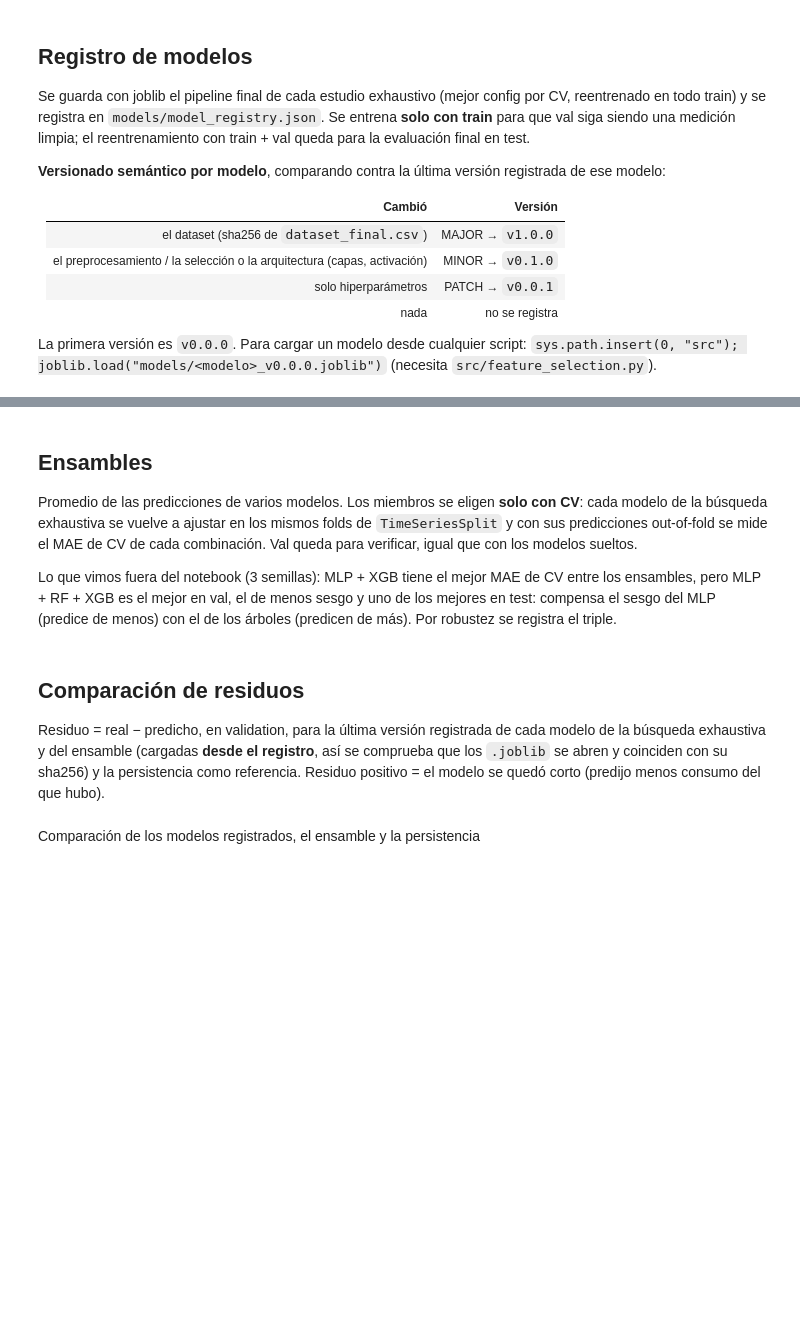
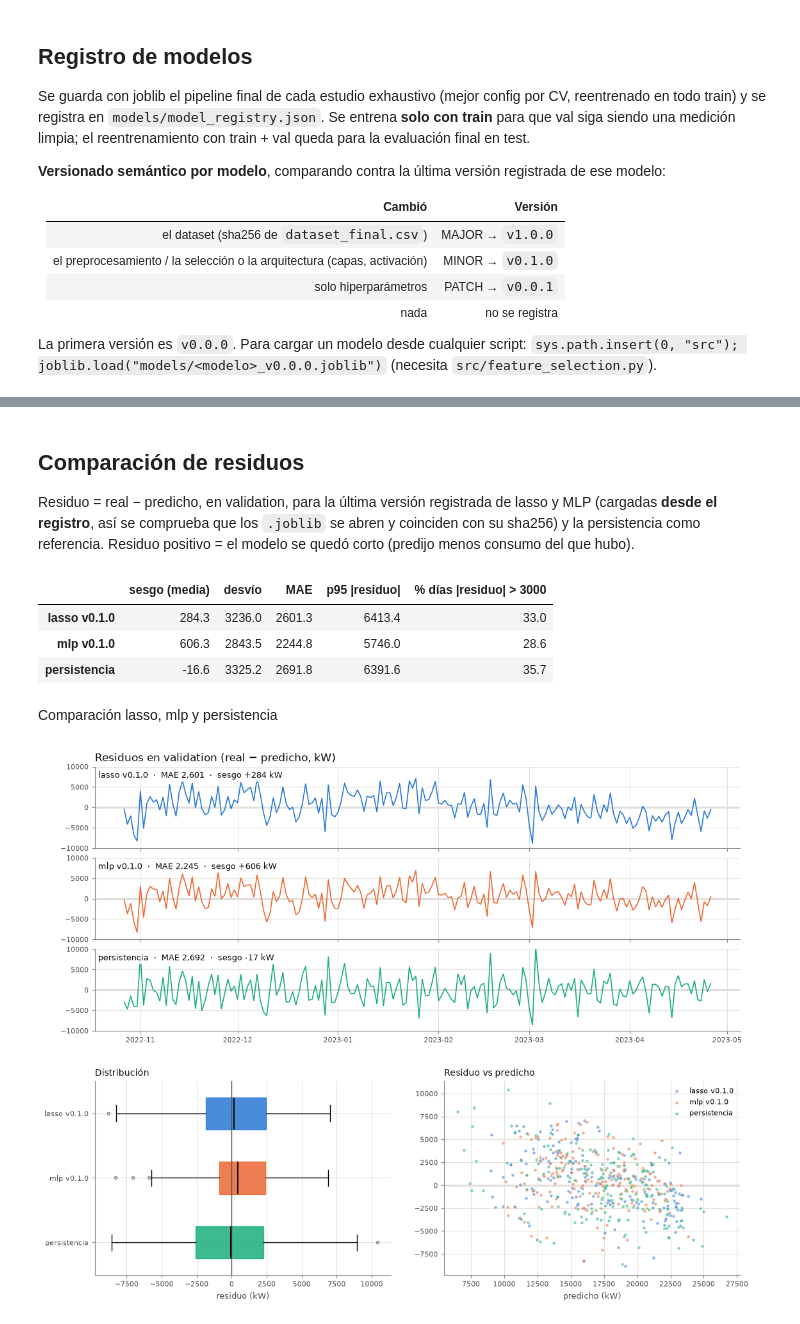
Before and after one commit to ArturoJorge/cervecera_ml, a Jupyter notebook: notebooks/modelado.ipynb, the cells around one changed output, grey strips where cells are left out. Cells and saved outputs as stored; diff of their text form; code cells hidden in the pictures; blank space fills up the shorter version.

```diff
--- a/notebooks/modelado.ipynb
+++ b/notebooks/modelado.ipynb
@@ -681,27 +635,11 @@ def _espacio_mlp_exh(t: optuna.Trial) -> dict:
     }
 
 
-def _espacio_xgb_exh(t: optuna.Trial) -> dict:
-    return {
-        "n_estimators": t.suggest_int("n_estimators", 100, 1500, step=100),
-        "learning_rate": t.suggest_float("learning_rate", 0.005, 0.2, log=True),
-        "max_depth": t.suggest_int("max_depth", 1, 8),
-        "subsample": t.suggest_float("subsample", 0.4, 1.0),
-        "colsample_bytree": t.suggest_float("colsample_bytree", 0.2, 1.0),
-        "reg_lambda": t.suggest_float("reg_lambda", 0.1, 100.0, log=True),
-        "reg_alpha": t.suggest_float("reg_alpha", 1e-3, 100.0, log=True),
-        "min_child_weight": t.suggest_int("min_child_weight", 1, 30, log=True),
-        "objective": t.suggest_categorical("objective", ["reg:squarederror", "reg:absoluteerror"]),
-    }
-
-
 ESPACIOS_EXH: dict[str, dict] = {
     "lasso": {**ESPACIOS["lasso"], "espacio": _espacio_lasso_exh,
               "prep": lambda t: espacio_prep(t, k=(10, 300, 10))},
     "mlp": {**ESPACIOS["mlp"], "espacio": _espacio_mlp_exh,
             "prep": lambda t: espacio_prep(t, k=(5, 100, 5), frac_rfe=(0.2, 1.0), n_rfe_min=3)},
-    "rf": ESPACIOS["rf"],
-    "xgboost": {**ESPACIOS["xgboost"], "espacio": _espacio_xgb_exh},
 }
 
 
@@ -722,14 +660,7 @@ def mejor_previo(modelo: str, ruta_logs: str | Path = RUTA_LOGS) -> dict | None:
     params = {k: v for k, v in cfg.items() if k != "n_rfe"}
     if "n_rfe" in cfg:
         params["frac_rfe"] = (cfg["n_rfe"] + 0.5) / cfg["k"]   # int(k * frac) vuelve a dar n_rfe
-    if modelo in ("lasso", "mlp"):
-        params["alpha"] = p["alpha"]
-    else:   # rf / xgboost: los hiperparámetros van tal cual, sin los fijos
-        params |= {k: v for k, v in p.items() if k not in ESPACIOS_EXH[modelo]["fijos"]}
-        if modelo == "rf":   # mismo formato que las categóricas del espacio
-            params["max_depth"] = p["max_depth"] or 0
-            mf = p["max_features"]
-            params["max_features"] = mf if isinstance(mf, str) else str(float(mf))
+    params["alpha"] = p["alpha"]
     if modelo == "mlp":
         capas = tuple(p["hidden_layer_sizes"])
         forma = next((f for f in ("constante", "embudo") if capas_mlp(len(capas), capas[0], f) == capas), None)
@@ -921,13 +870,3 @@ mlp: registrado v0.1.0 -> models/mlp_v0.1.0.joblib (MAE val 2244.8)
 | 1 | mlp | v0.0.0 | models/mlp_v0.0.0.joblib | 3195.465367 | 350.615976 | 2303.079328 | 3039.279764 | 0.392807 | 3103.814375 | ... |
 | 2 | lasso | v0.1.0 | models/lasso_v0.1.0.joblib | 3062.201316 | 433.158842 | 2601.272956 | 3239.607424 | 0.310125 | 2779.247012 | ... |
 | 3 | mlp | v0.1.0 | models/mlp_v0.1.0.joblib | 3083.029151 | 392.654103 | 2244.804229 | 2899.777129 | 0.447268 | 2900.229828 | ... |
-# %% [markdown]
-## Ensambles
-
-Promedio de las predicciones de varios modelos. Los miembros se eligen **solo con CV**: cada modelo de la búsqueda
-exhaustiva se vuelve a ajustar en los mismos folds de `TimeSeriesSplit` y con sus predicciones out-of-fold se mide el
-MAE de CV de cada combinación. Val queda para verificar, igual que con los modelos sueltos.
-
-Lo que vimos fuera del notebook (3 semillas): MLP + XGB tiene el mejor MAE de CV entre los ensambles, pero
-MLP + RF + XGB es el mejor en val, el de menos sesgo y uno de los mejores en test: compensa el sesgo del MLP
-(predice de menos) con el de los árboles (predicen de más). Por robustez se registra el triple.
@@ -984,9 +873,9 @@ registrados["ensamble"] = registrar_modelo("ensamble", final_ens, ref_persistenc
 # %% [markdown]
 ## Comparación de residuos
 
-Residuo = real − predicho, en validation, para la última versión registrada de cada modelo de la búsqueda exhaustiva
-y del ensamble (cargadas **desde el registro**, así se comprueba que los `.joblib` se abren y coinciden con su sha256)
-y la persistencia como referencia. Residuo positivo = el modelo se quedó corto (predijo menos consumo del que hubo).
+Residuo = real − predicho, en validation, para la última versión registrada de lasso y MLP (cargadas **desde el
+registro**, así se comprueba que los `.joblib` se abren y coinciden con su sha256) y la persistencia como referencia.
+Residuo positivo = el modelo se quedó corto (predijo menos consumo del que hubo).
 # %%
 registro_modelos = cargar_registro(RUTA_REGISTRO_MODELOS)
 # la última versión de cada modelo que recibe dataset_final (las PipelineFrio de src/train_model.py
@@ -996,9 +885,7 @@ ultimas = {e["modelo"]: e for e in registro_modelos if e.get("tipo") != "Pipelin
 df_val = cargar_datos()
 X_va, y_va = particion(df_val, "val")
 predicciones = {}
-for m in [*MODELOS_EXH, "ensamble"]:
-    if m not in ultimas:
-        continue
+for m in MODELOS_EXH:
     e = ultimas[m]
     archivo = Path(e["archivo"]) if Path(e["archivo"]).is_absolute() else ROOT / e["archivo"]
     if huella(archivo) != e["sha256"]:
@@ -1017,13 +904,16 @@ pd.DataFrame({
     "p95 |residuo|": residuos.abs().quantile(0.95),
     f"% días |residuo| > {UMBRAL}": 100 * (residuos.abs() > UMBRAL).mean(),
 }).round(1)
+# %% [output]
+|  | sesgo (media) | desvío | MAE | p95 |residuo| | % días |residuo| > 3000 |
+| lasso v0.1.0 | 284.3 | 3236.0 | 2601.3 | 6413.4 | 33.0 |
+| mlp v0.1.0 | 606.3 | 2843.5 | 2244.8 | 5746.0 | 28.6 |
+| persistencia | -16.6 | 3325.2 | 2691.8 | 6391.6 | 35.7 |
 # %% [markdown]
-Comparación de los modelos registrados, el ensamble y la persistencia
+Comparación lasso, mlp y persistencia
 # %%
-# colores: slots categóricos de la paleta de referencia, en orden fijo (validados con validate_palette.js)
-COLORES = dict(zip(residuos.columns, ["#2a78d6", "#eb6834", "#1baf7a", "#eda100", "#e87ba4", "#6250d6"]))
-# el scatter con 6 series no se lee: ahí van solo el ensamble y la persistencia
-EN_SCATTER = [c for c in residuos.columns if c.startswith(("ensamble", "persistencia"))] or list(residuos.columns)
+# colores: slots categóricos 1-3 de la paleta de referencia (validados con validate_palette.js)
+COLORES = dict(zip(residuos.columns, ["#2a78d6", "#eb6834", "#1baf7a"]))
 TINTA, TINTA_2, MUDO, GRILLA = "#0b0b0b", "#52514e", "#898781", "#e1e0d9"
 
 
@@ -1057,31 +947,33 @@ for i, col in enumerate(residuos.columns):
             transform=ax.transAxes, va="top", fontsize=9, color=TINTA, zorder=3,
             bbox={"facecolor": "white", "edgecolor": "none", "alpha": 0.85, "pad": 2})
     if i < n - 1:
         ax.tick_params(labelbottom=False)
 ax0.set_title("Residuos en validation (real − predicho, kW)", loc="left", color=TINTA)
 
 # abajo izquierda: distribución
 ax = fig.add_subplot(abajo[0])
 cajas = ax.boxplot([residuos[c] for c in residuos.columns], orientation="horizontal", widths=0.5,
                    patch_artist=True, showfliers=True, medianprops={"color": TINTA, "linewidth": 1.5},
                    flierprops={"marker": "o", "markersize": 3, "alpha": 0.5})
 for caja, col in zip(cajas["boxes"], residuos.columns):
     caja.set(facecolor=COLORES[col], alpha=0.85, edgecolor=COLORES[col])
 ax.set_yticks(range(1, n + 1), residuos.columns)
 ax.axvline(0, color=TINTA_2, linewidth=1)
 ax.invert_yaxis()
 _estilo(ax)
 ax.set_title("Distribución", loc="left", color=TINTA, fontsize=10)
 ax.set_xlabel("residuo (kW)", color=TINTA_2, fontsize=9)
 
 # abajo derecha: residuo vs predicho (¿el error depende del nivel de consumo?)
 ax = fig.add_subplot(abajo[1])
-for col in EN_SCATTER:
+for col in residuos.columns:
     ax.scatter(predichos[col], residuos[col], s=12, alpha=0.55, color=COLORES[col], label=col,
                edgecolors="white", linewidths=0.4, zorder=2)
 ax.axhline(0, color=TINTA_2, linewidth=1, zorder=1)
 _estilo(ax)
 ax.set_title("Residuo vs predicho", loc="left", color=TINTA, fontsize=10)
 ax.set_xlabel("predicho (kW)", color=TINTA_2, fontsize=9)
 ax.legend(frameon=False, fontsize=8, loc="upper right")
 plt.show()
+# %% [output]
+[figure, added]
```
Also changed, not shown: parts of 8 cells of this notebook, 4 other files.
